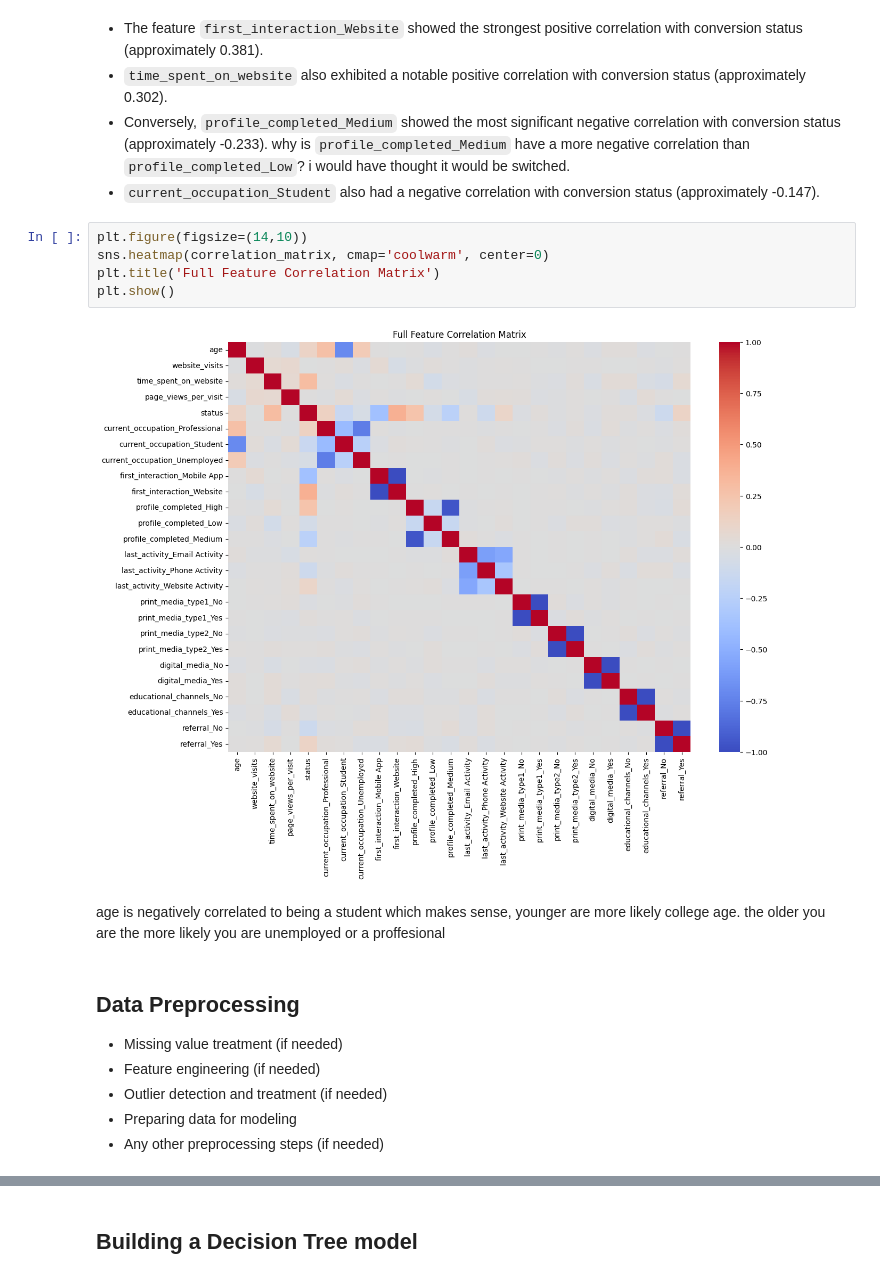
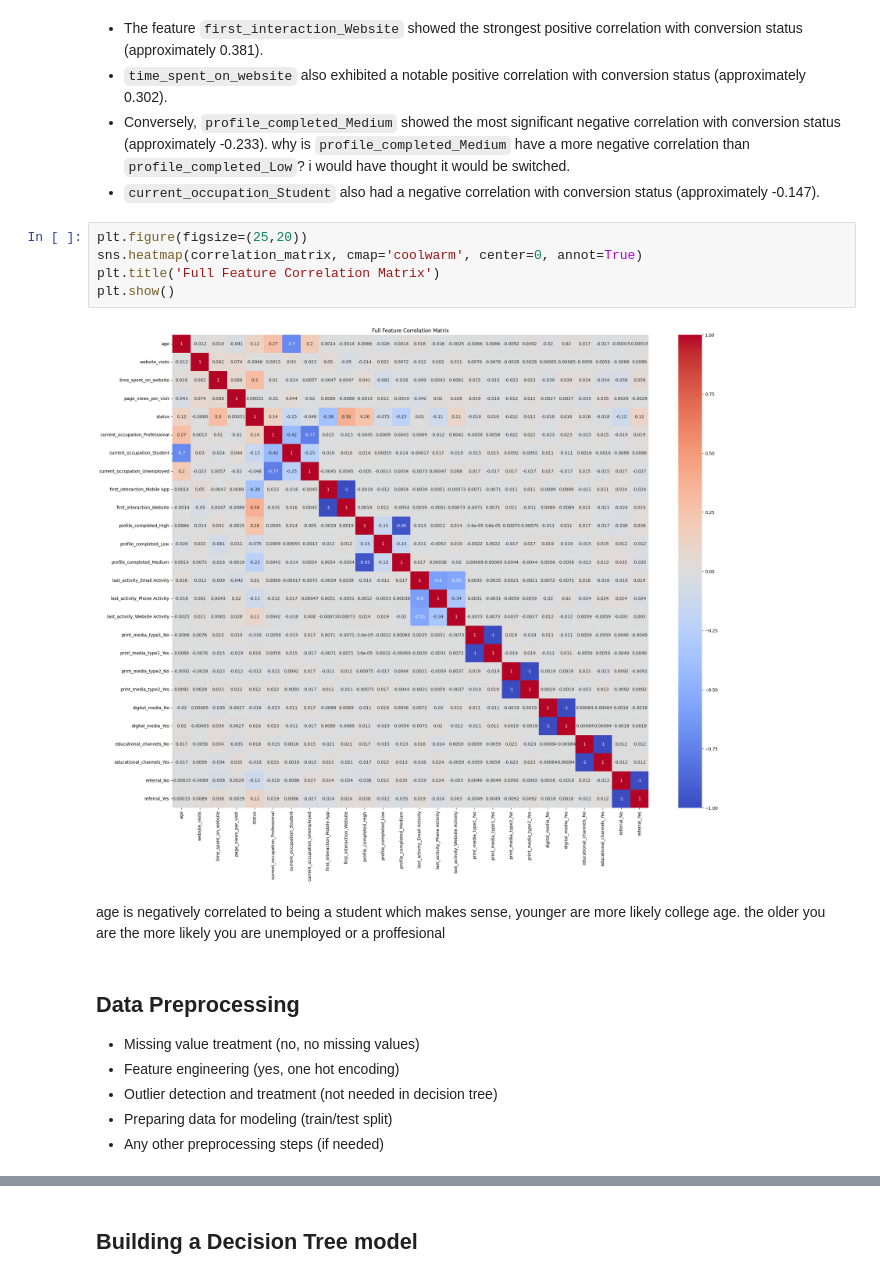
Before and after one commit to mikejoe144/MIT_Course_ElectiveProject, a Jupyter notebook: Learner Notebook - Full Code Version - Potential Customers Prediction.ipynb, the cells around one changed output, grey strips where cells are left out. Drawn from its saved outputs; the diff is of its cells as text.

Commit message:
completed data preprocessing

```diff
--- a/Learner Notebook - Full Code Version - Potential Customers Prediction.ipynb
+++ b/Learner Notebook - Full Code Version - Potential Customers Prediction.ipynb
@@ -503,19 +503,19 @@ dtype: float64
 why is `profile_completed_Medium` have a more negative correlation than `profile_completed_Low`? i would have thought it would be switched.
 *   `current_occupation_Student` also had a negative correlation with conversion status (approximately -0.147).
 # %%
-plt.figure(figsize=(14,10))
-sns.heatmap(correlation_matrix, cmap='coolwarm', center=0)
+plt.figure(figsize=(25,20))
+sns.heatmap(correlation_matrix, cmap='coolwarm', center=0, annot=True)
 plt.title('Full Feature Correlation Matrix')
 plt.show()
 # %% [output]
-[figure, old version]
+[figure, new version]
 # %% [markdown]
 age is negatively correlated to being a student which makes sense, younger are more likely college age. the older you are the more likely you are unemployed or a proffesional
 # %% [markdown]
 ## Data Preprocessing
 
-- Missing value treatment (if needed)
-- Feature engineering (if needed)
-- Outlier detection and treatment (if needed)
-- Preparing data for modeling
+- Missing value treatment (no, no missing values)
+- Feature engineering (yes, one hot encoding)
+- Outlier detection and treatment (not needed in decision tree)
+- Preparing data for modeling (train/test split)
 - Any other preprocessing steps (if needed)
```
Also changed, not shown: parts of 9 cells of this notebook.
